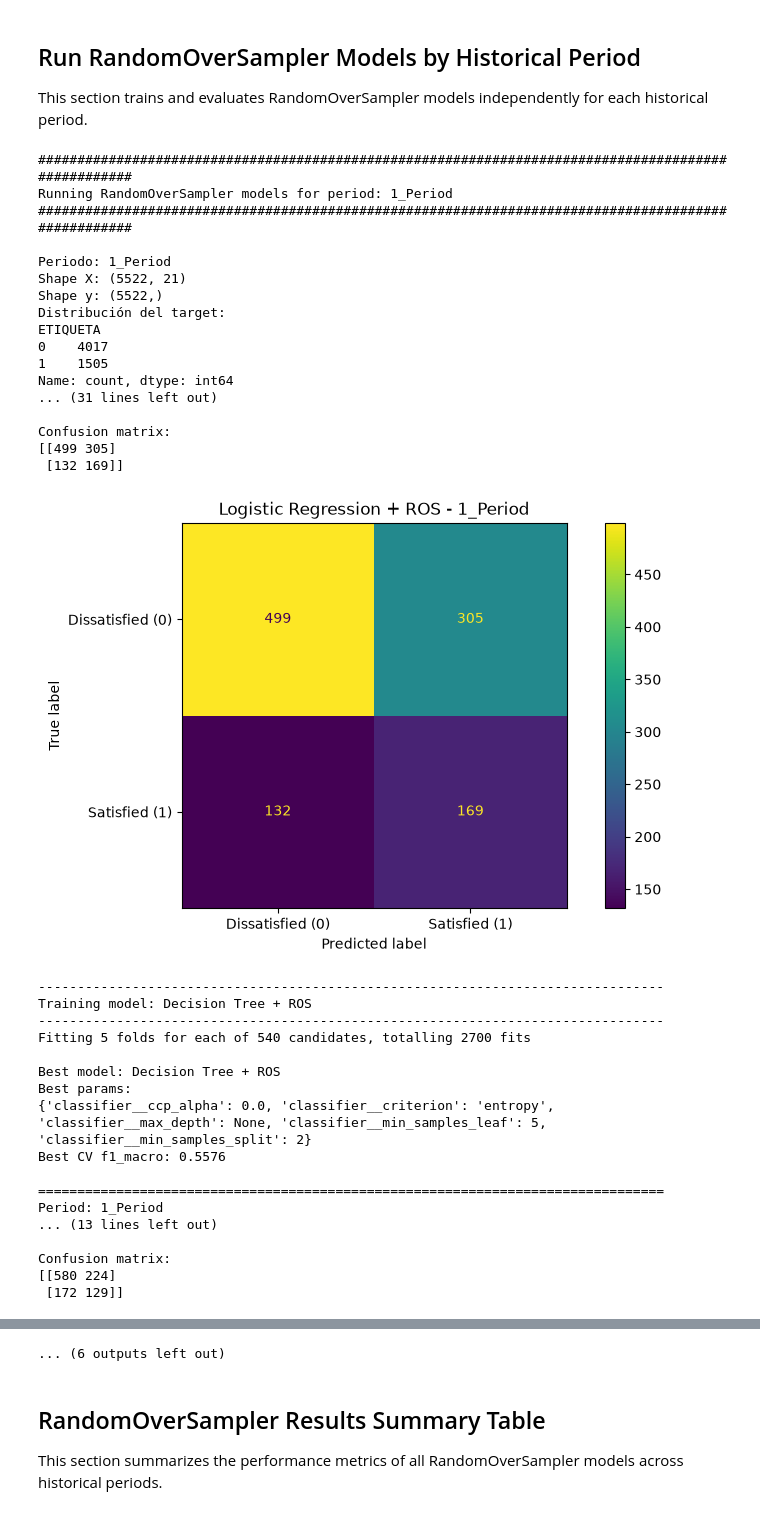
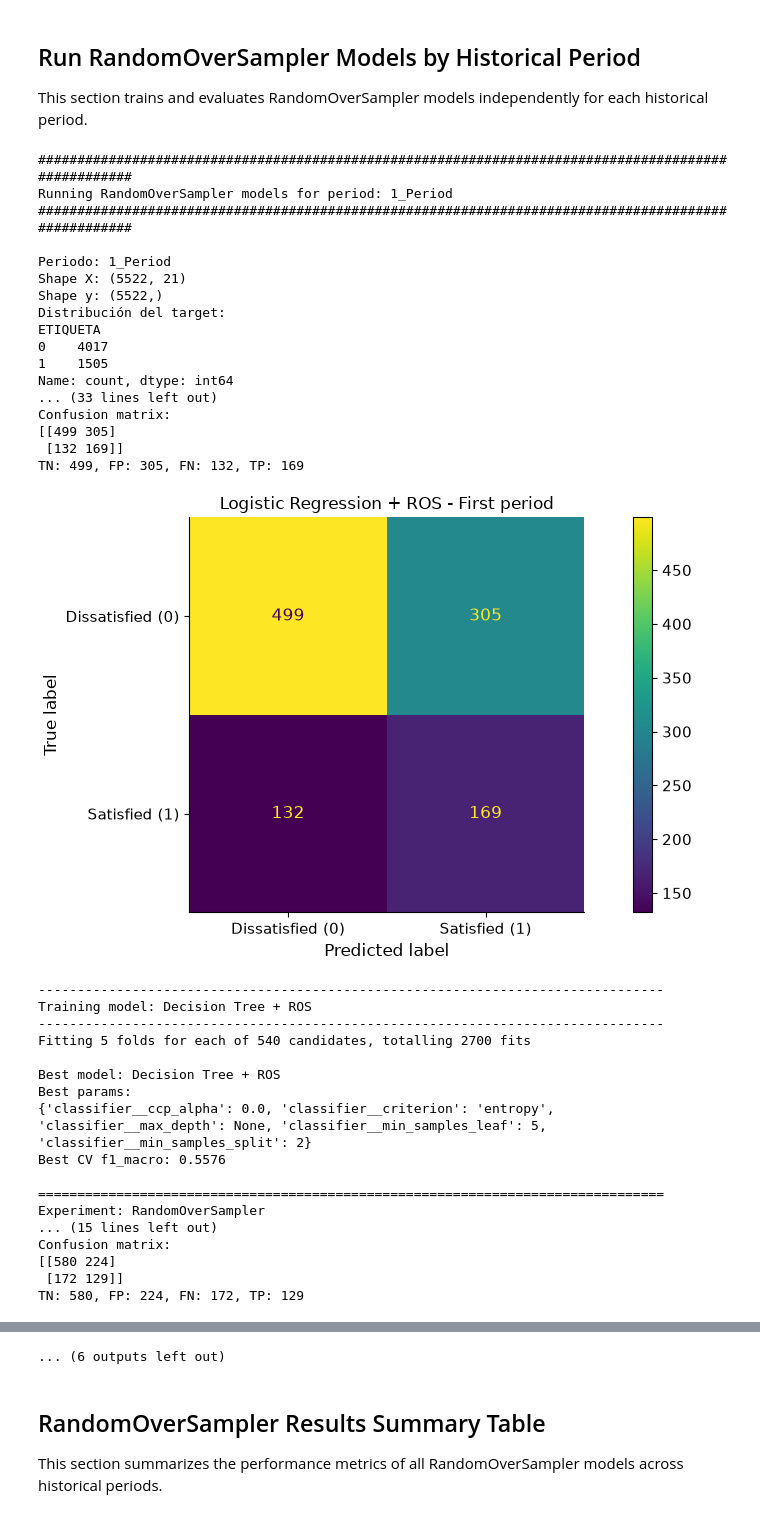
Before and after one commit to datascienceyt/satisfaction_democracy, a Jupyter notebook: ecuador_satisfaccion_democracia.ipynb, the cells around one changed output, grey strips where cells are left out. Drawn from its saved outputs; the diff is of its cells as text; code cells hidden in the pictures.

```diff
--- a/ecuador_satisfaccion_democracia.ipynb
+++ b/ecuador_satisfaccion_democracia.ipynb
@@ -1451,7 +1901,10 @@ for period in periods:
             period=period,
             fitted_model=fitted_model,
             X_test=X_test,
-            y_test=y_test
+            y_test=y_test,
+            period_display_labels=PERIOD_DISPLAY_LABELS,
+            experiment="Class weight grid",
+            save_confusion_matrix=True
         )
 
         # Save metrics for the final comparison table.
@@ -1812,37 +2265,40 @@ for period in periods:
             X_train=X_train,
             y_train=y_train,
             random_state=RANDOM_STATE
         )
 
         metrics = evaluate_model(
             model_name=model_name,
             period=period,
             fitted_model=fitted_model,
             X_test=X_test,
-            y_test=y_test
+            y_test=y_test,
+            period_display_labels=PERIOD_DISPLAY_LABELS,
+            experiment="RandomOverSampler",
+            save_confusion_matrix=True
         )
 
         ros_results.append(metrics)
         ros_best_models[(period, model_name)] = fitted_model
 # %% [output]
 ####################################################################################################
 Running RandomOverSampler models for period: 1_Period
 ####################################################################################################
 
 Periodo: 1_Period
 Shape X: (5522, 21)
 Shape y: (5522,)
 Distribución del target:
 ETIQUETA
 0    4017
 1    1505
 Name: count, dtype: int64
-... (31 lines left out)
-
+... (33 lines left out)
 Confusion matrix:
 [[499 305]
  [132 169]]
+TN: 499, FP: 305, FN: 132, TP: 169
-[figure, old version]
+[figure, new version]
 --------------------------------------------------------------------------------
 Training model: Decision Tree + ROS
 --------------------------------------------------------------------------------
@@ -1854,9 +2310,9 @@ Best params:
 Best CV f1_macro: 0.5576
 
 ================================================================================
-Period: 1_Period
-... (13 lines left out)
-
+Experiment: RandomOverSampler
+... (15 lines left out)
 Confusion matrix:
 [[580 224]
  [172 129]]
+TN: 580, FP: 224, FN: 172, TP: 129
```
Also changed, not shown: parts of 35 cells of this notebook, 1 other file.
